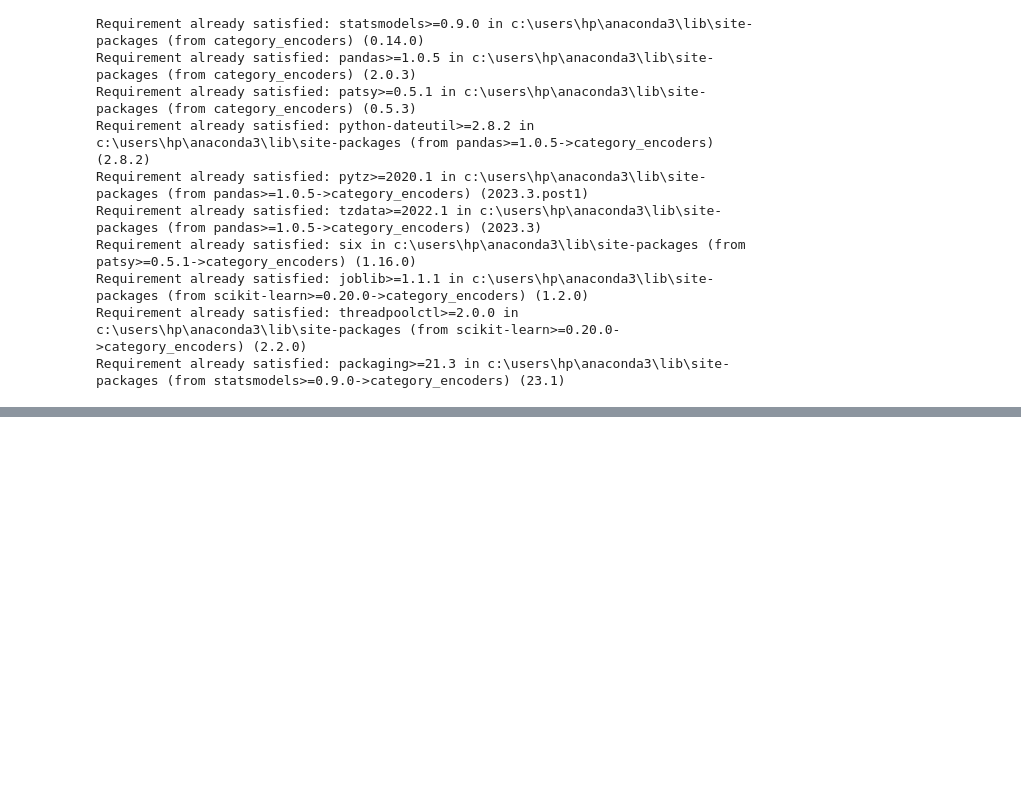
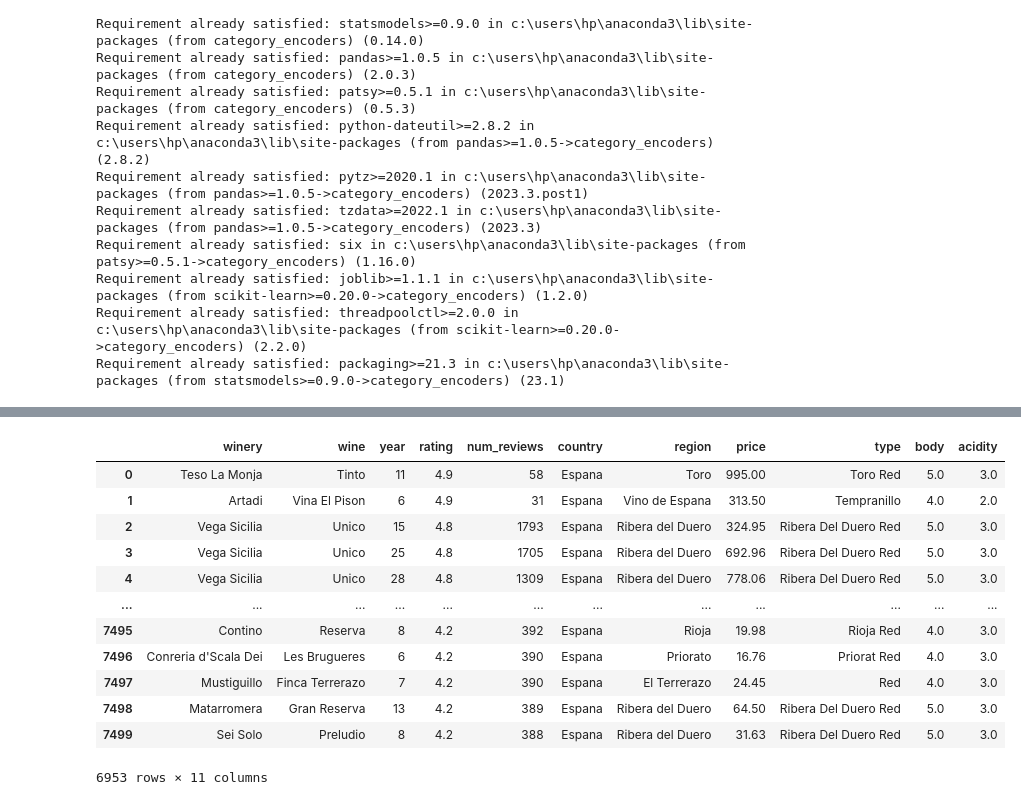
Before and after one commit to iiitl/Classification, a Jupyter notebook: task.ipynb, the cells around one changed output, grey strips where cells are left out. Saved outputs shown, nothing was run; the diff lists cells and outputs as text; code cells hidden in the pictures; blank space fills up the shorter version.

```diff
--- a/task.ipynb
+++ b/task.ipynb
@@ -119,0 +172,16 @@ plt.show()
+# %%
+df
+# %% [output]
+|  | winery | wine | year | rating | num_reviews | country | region | price | type | body | acidity |
+| 0 | Teso La Monja | Tinto | 11 | 4.9 | 58 | Espana | Toro | 995.00 | Toro Red | 5.0 | 3.0 |
+| 1 | Artadi | Vina El Pison | 6 | 4.9 | 31 | Espana | Vino de Espana | 313.50 | Tempranillo | 4.0 | 2.0 |
+| 2 | Vega Sicilia | Unico | 15 | 4.8 | 1793 | Espana | Ribera del Duero | 324.95 | Ribera Del Duero Red | 5.0 | 3.0 |
+| 3 | Vega Sicilia | Unico | 25 | 4.8 | 1705 | Espana | Ribera del Duero | 692.96 | Ribera Del Duero Red | 5.0 | 3.0 |
+| 4 | Vega Sicilia | Unico | 28 | 4.8 | 1309 | Espana | Ribera del Duero | 778.06 | Ribera Del Duero Red | 5.0 | 3.0 |
+| ... | ... | ... | ... | ... | ... | ... | ... | ... | ... | ... | ... |
+| 7495 | Contino | Reserva | 8 | 4.2 | 392 | Espana | Rioja | 19.98 | Rioja Red | 4.0 | 3.0 |
+| 7496 | Conreria d'Scala Dei | Les Brugueres | 6 | 4.2 | 390 | Espana | Priorato | 16.76 | Priorat Red | 4.0 | 3.0 |
+| 7497 | Mustiguillo | Finca Terrerazo | 7 | 4.2 | 390 | Espana | El Terrerazo | 24.45 | Red | 4.0 | 3.0 |
+| 7498 | Matarromera | Gran Reserva | 13 | 4.2 | 389 | Espana | Ribera del Duero | 64.50 | Ribera Del Duero Red | 5.0 | 3.0 |
+| 7499 | Sei Solo | Preludio | 8 | 4.2 | 388 | Espana | Ribera del Duero | 31.63 | Ribera Del Duero Red | 5.0 | 3.0 |
+6953 rows × 11 columns
```
Also changed, not shown: parts of 22 cells of this notebook.
